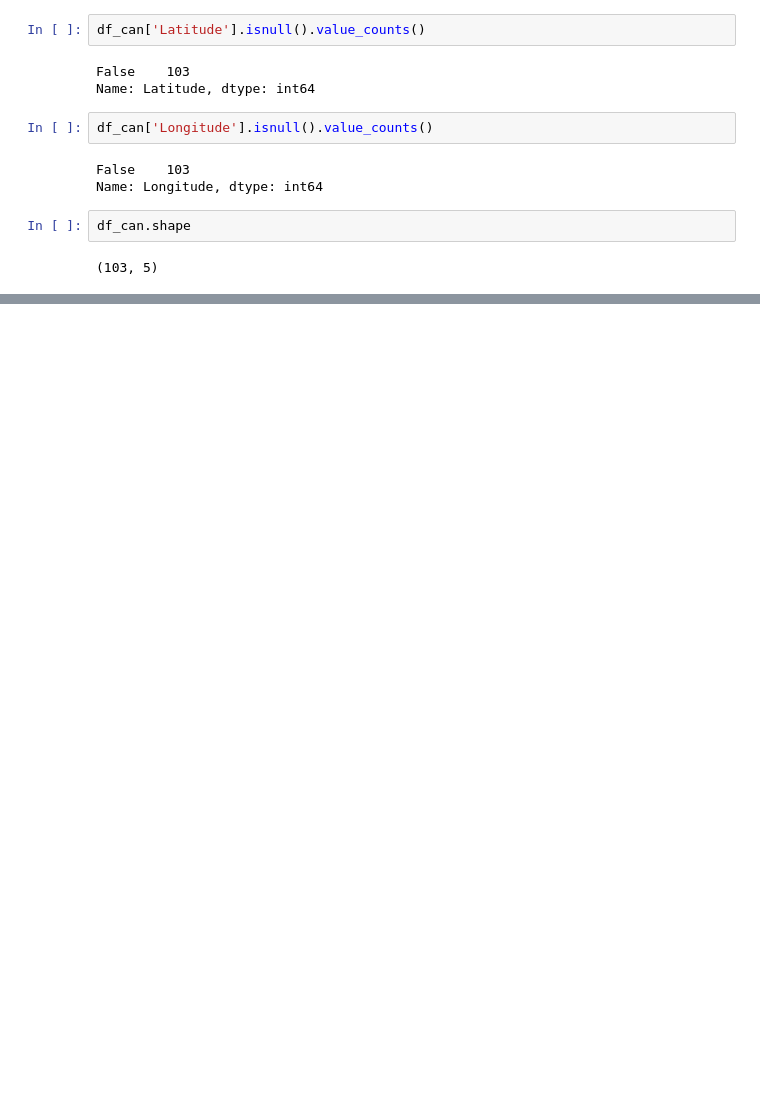
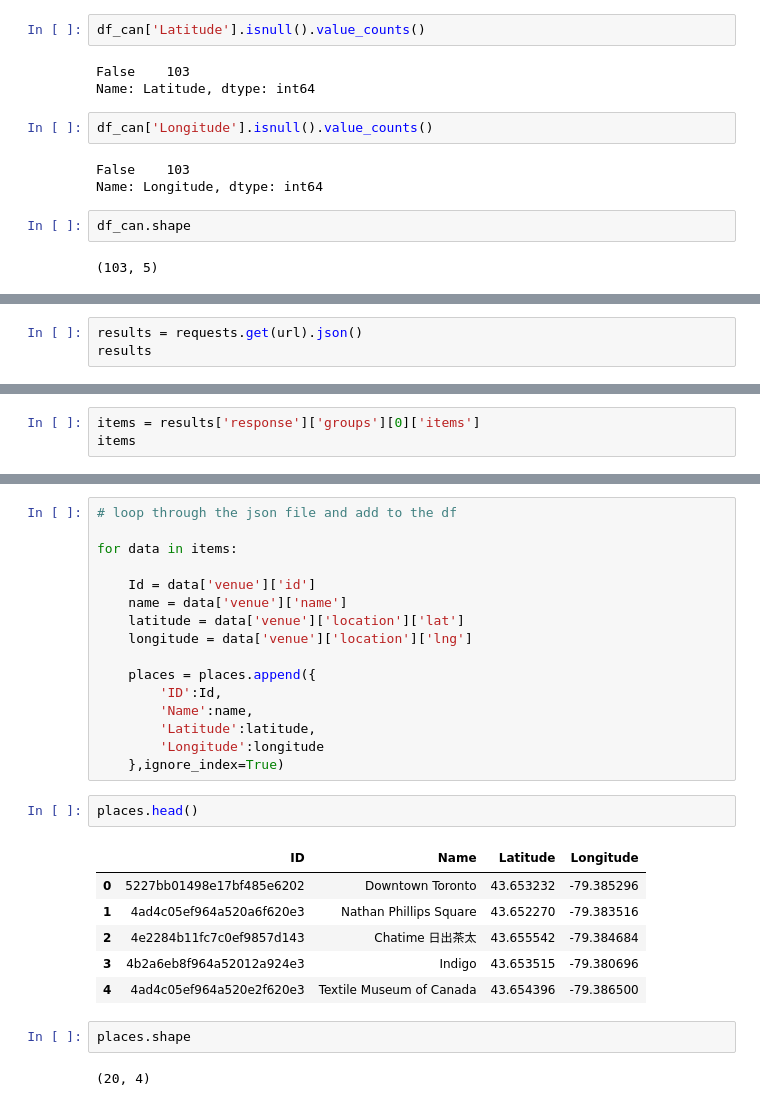
Before and after one commit to Simran-mandal/Coursera-Capstone, a Jupyter notebook: Neighborhoods - Canada.ipynb, the cells around one changed output, grey strips where cells are left out. Cells and saved outputs as stored; diff of their text form; blank space fills up the shorter version.

```diff
--- a/Neighborhoods - Canada.ipynb
+++ b/Neighborhoods - Canada.ipynb
@@ -185,0 +231,3 @@ df_can.shape
+# %%
+results = requests.get(url).json()
+results
@@ -185,0 +252,3 @@ df_can.shape
+# %%
+items = results['response']['groups'][0]['items']
+items
@@ -185,0 +281,29 @@ df_can.shape
+# %%
+# loop through the json file and add to the df
+
+for data in items:
+
+    Id = data['venue']['id']
+    name = data['venue']['name']
+    latitude = data['venue']['location']['lat']
+    longitude = data['venue']['location']['lng']
+
+    places = places.append({
+        'ID':Id,
+        'Name':name,
+        'Latitude':latitude,
+        'Longitude':longitude
+    },ignore_index=True)
+# %%
+places.head()
+# %% [output]
+|  | ID | Name | Latitude | Longitude |
+| 0 | 5227bb01498e17bf485e6202 | Downtown Toronto | 43.653232 | -79.385296 |
+| 1 | 4ad4c05ef964a520a6f620e3 | Nathan Phillips Square | 43.652270 | -79.383516 |
+| 2 | 4e2284b11fc7c0ef9857d143 | Chatime 日出茶太 | 43.655542 | -79.384684 |
+| 3 | 4b2a6eb8f964a52012a924e3 | Indigo | 43.653515 | -79.380696 |
+| 4 | 4ad4c05ef964a520e2f620e3 | Textile Museum of Canada | 43.654396 | -79.386500 |
+# %%
+places.shape
+# %% [output]
+(20, 4)
```
Also changed, not shown: parts of 30 cells of this notebook.
